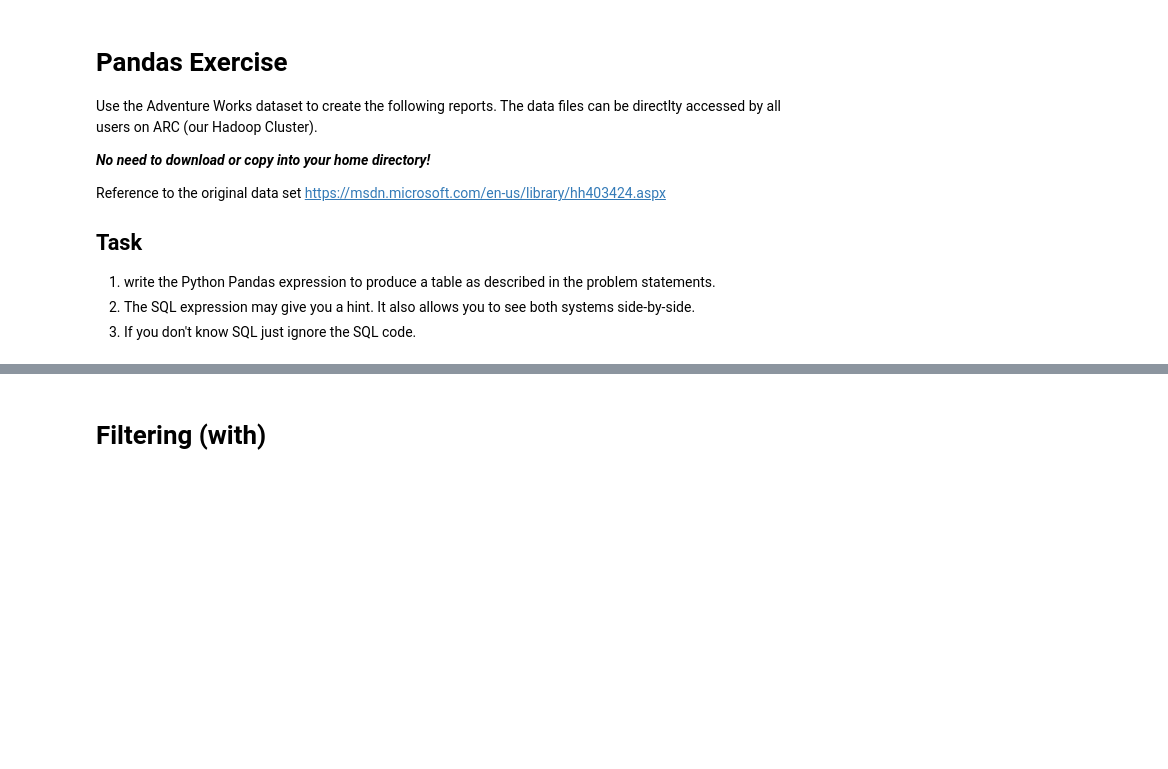
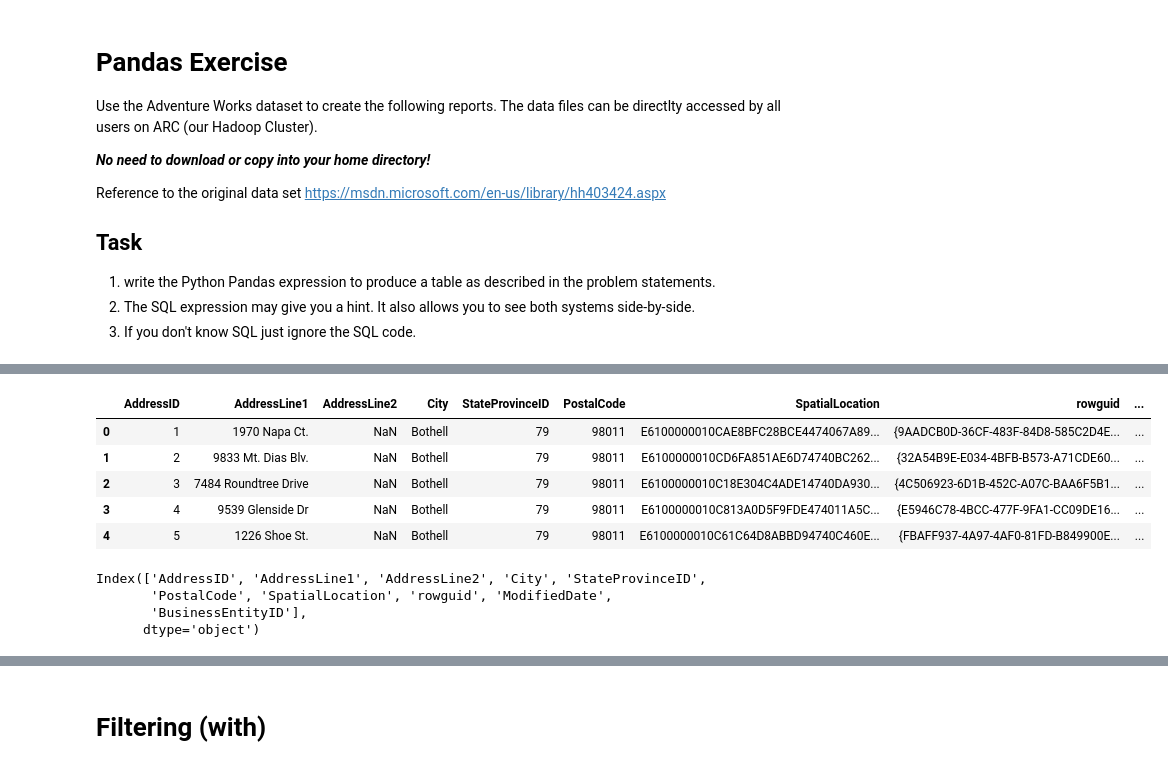
Before and after one commit to peterbengkui/DataProgramming, a Jupyter notebook: 04-Pandas-Data-Tables/PandasExercise_solution.ipynb, the cells around one changed output, grey strips where cells are left out. Drawn from its saved outputs; the diff is of its cells as text; code cells hidden in the pictures; blank space fills up the shorter version.

```diff
--- a/04-Pandas-Data-Tables/PandasExercise_solution.ipynb
+++ b/04-Pandas-Data-Tables/PandasExercise_solution.ipynb
@@ -48,0 +47,4 @@ Wall time: 10.9 ms
+# %%
+%%time
+Address = pd.read_excel('/Users/mxz0434/GSU-Teaching/course-material/DataProgramming/04-Pandas-Data-Tables/Address.xlsx')
+print("shape:", Address.shape)
@@ -48,0 +75,15 @@ Wall time: 10.9 ms
+# %%
+Address = Address.merge(BusinessEntityAddress[["BusinessEntityID", "AddressID"]], on="AddressID", how="inner")
+Address.head()
+Address.columns
+# %% [output]
+|  | AddressID | AddressLine1 | AddressLine2 | City | StateProvinceID | PostalCode | SpatialLocation | rowguid | ... |
+| 0 | 1 | 1970 Napa Ct. | NaN | Bothell | 79 | 98011 | E6100000010CAE8BFC28BCE4474067A89... | {9AADCB0D-36CF-483F-84D8-585C2D4E... | ... |
+| 1 | 2 | 9833 Mt. Dias Blv. | NaN | Bothell | 79 | 98011 | E6100000010CD6FA851AE6D74740BC262... | {32A54B9E-E034-4BFB-B573-A71CDE60... | ... |
+| 2 | 3 | 7484 Roundtree Drive | NaN | Bothell | 79 | 98011 | E6100000010C18E304C4ADE14740DA930... | {4C506923-6D1B-452C-A07C-BAA6F5B1... | ... |
+| 3 | 4 | 9539 Glenside Dr | NaN | Bothell | 79 | 98011 | E6100000010C813A0D5F9FDE474011A5C... | {E5946C78-4BCC-477F-9FA1-CC09DE16... | ... |
+| 4 | 5 | 1226 Shoe St. | NaN | Bothell | 79 | 98011 | E6100000010C61C64D8ABBD94740C460E... | {FBAFF937-4A97-4AF0-81FD-B849900E... | ... |
+Index(['AddressID', 'AddressLine1', 'AddressLine2', 'City', 'StateProvinceID',
+       'PostalCode', 'SpatialLocation', 'rowguid', 'ModifiedDate',
+       'BusinessEntityID'],
+      dtype='object')
```
Also changed, not shown: parts of 16 cells of this notebook, 10 other files.
